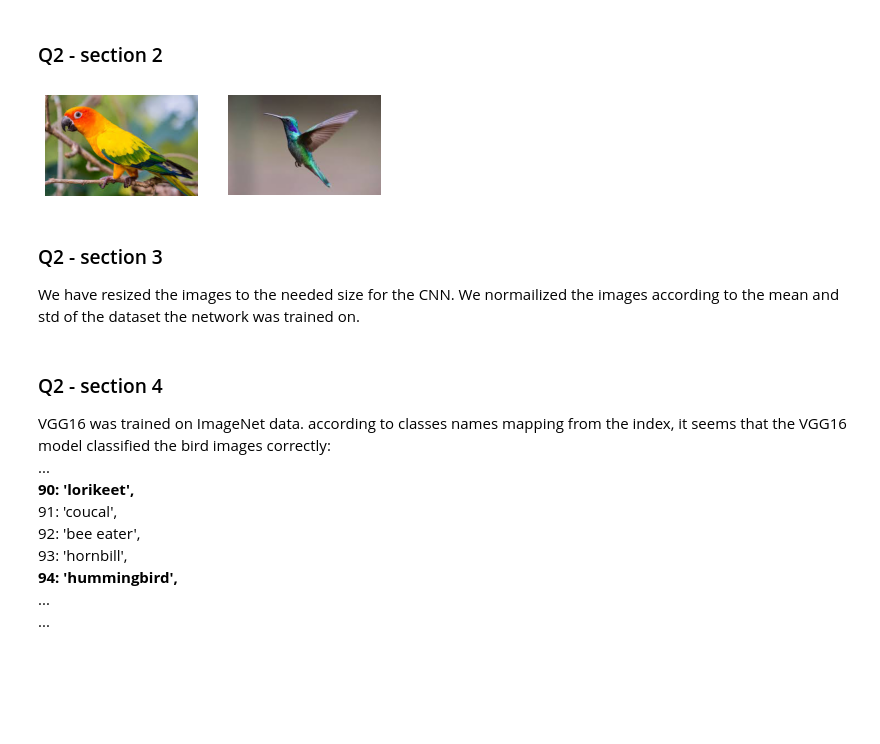
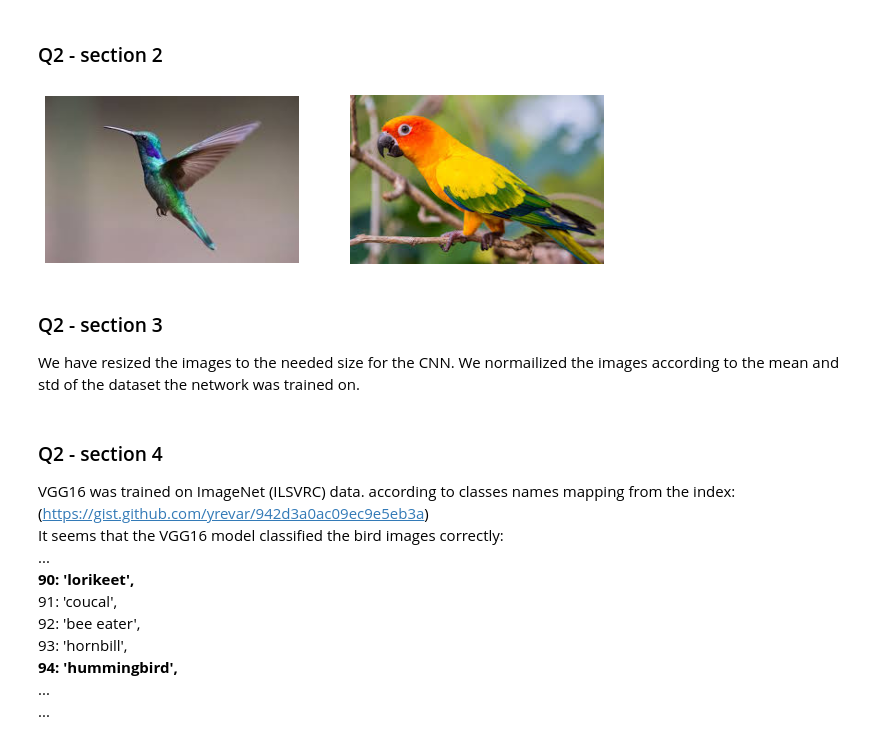
Before and after one commit to ynahum/cv_hw, a Jupyter notebook: Hw2/ee046746_hw2_deep_nn_classifiers_part_b.ipynb, the cells around one changed output. Saved outputs shown, nothing was run; the diff lists cells and outputs as text; code cells hidden in the pictures; blank space fills up the shorter version.

```diff
--- a/Hw2/ee046746_hw2_deep_nn_classifiers_part_b.ipynb
+++ b/Hw2/ee046746_hw2_deep_nn_classifiers_part_b.ipynb
@@ -117,17 +117,25 @@ from torchvision import utils
 from os import listdir
 from os.path import isfile, join
 # %%
-# %% Global parameters
+# %% Global parameters and functions
 
 from google.colab import drive
 drive.mount('/content/drive')
 
-root_path = "drive/MyDrive/data/"
-birds_path = root_path + "birds/"
+root_path = 'drive/MyDrive/'
+data_path = root_path + 'data/'
+birds_path = data_path + 'birds/'
+my_data_path = root_path + 'my_data/'
 
 device = torch.device("cuda:0" if torch.cuda.is_available() else "cpu")
 
 vgg16_minimum_image_size_in_pixels = (224,224)
 vgg16_mean = [0.485, 0.456, 0.406]
 vgg16_std = [0.229, 0.224, 0.225]
+
+def convert_from_cv2_img_to_pil_img(img: np.ndarray) -> Image:
+  return Image.fromarray(cv2.cvtColor(img, cv2.COLOR_BGR2RGB))
+
+def convert_from_pil_img_to_cv2_img(img: Image) -> np.ndarray:
+  return cv2.cvtColor(numpy.array(img), cv2.COLOR_RGB2BGR)
 # %% [output]
@@ -163,20 +171,19 @@ VGG(
 # %%
 # 2.2
 birds_files = [f for f in listdir(birds_path) if isfile(join(birds_path, f))]
 
-fig = plt.figure()
+fig = plt.figure(figsize=(10,15))
 i = 0
 birds_images = []
 for file in birds_files:
-  #image_bgr = cv2.imread(join(birds_path, file))
-  #birds_images.append(cv2.cvtColor(image_bgr, cv2.COLOR_BGR2RGB) / 255)
-  birds_images.append(Image.open(join(birds_path, file)))
+  image_bgr = cv2.imread(join(birds_path, file))
+  birds_images.append(image_bgr)
   ax = fig.add_subplot(1, len(birds_files),i+1)
-  ax.imshow(birds_images[i])
+  ax.imshow(cv2.cvtColor(birds_images[i], cv2.COLOR_BGR2RGB))
   ax.set_axis_off()
   i +=1
 # %% [output]
-[figure, old version]
+[figure, new version]
 # %% [markdown]
 ### Q2 - section 3
 
@@ -196,6 +204,7 @@ for bird_image in birds_images:
 # %% [markdown]
 ### Q2 - section 4
-VGG16 was trained on ImageNet data. according to classes names mapping from the index, it seems that the VGG16 model classified the bird images correctly:
+VGG16 was trained on ImageNet (ILSVRC) data. according to classes names mapping from the index:   (https://gist.github.com/yrevar/942d3a0ac09ec9e5eb3a)
+It seems that the VGG16 model classified the bird images correctly:
  ...
  <b>90: 'lorikeet',</b>
  91: 'coucal',
```
Also changed, not shown: parts of 9 cells of this notebook, 1 other file.
